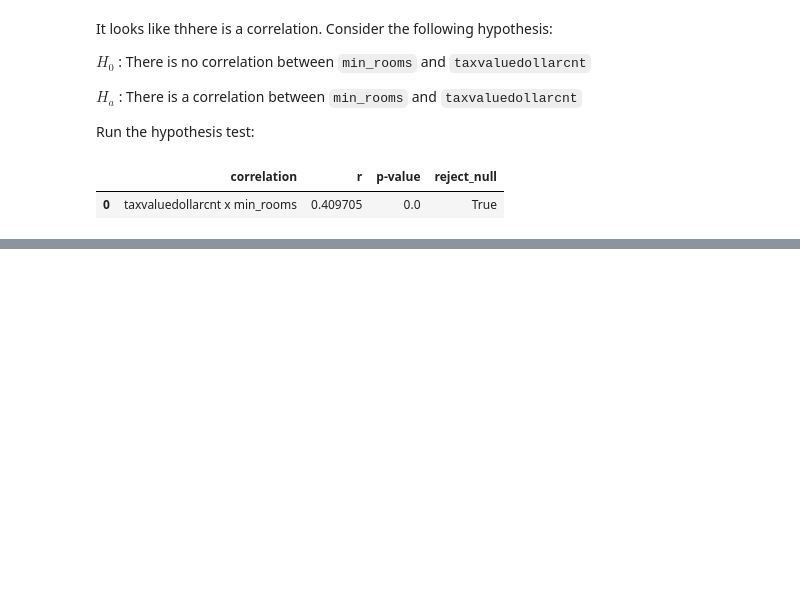
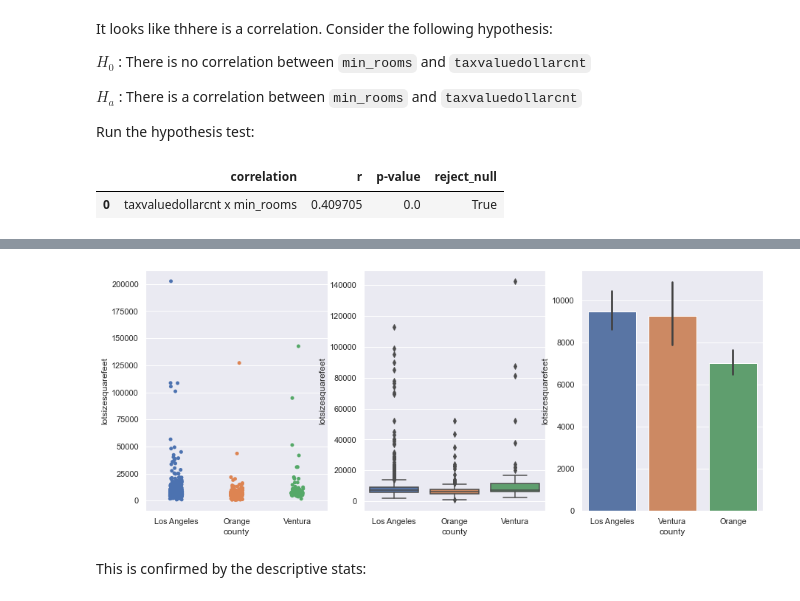
Before and after one commit to stephenfitzsimon/zillow_regression_project, a Jupyter notebook: final_report.ipynb, the cells around one changed output, grey strips where cells are left out. Saved outputs shown, nothing was run; the diff lists cells and outputs as text; code cells hidden in the pictures; blank space fills up the shorter version.

```diff
--- a/final_report.ipynb
+++ b/final_report.ipynb
@@ -421,0 +515,6 @@ $H_0$ is likely false.  But the correlation is not very strong.  However, there
+# %%
+explore.plot_categorical_and_continuous_vars(train, columns_cat=['county'], columns_cont= ['lotsizesquarefeet'])
+# %% [output]
+[figure, added]
+# %% [markdown]
+This is confirmed by the descriptive stats:
```
Also changed, not shown: parts of 94 cells of this notebook, 3 other files.
